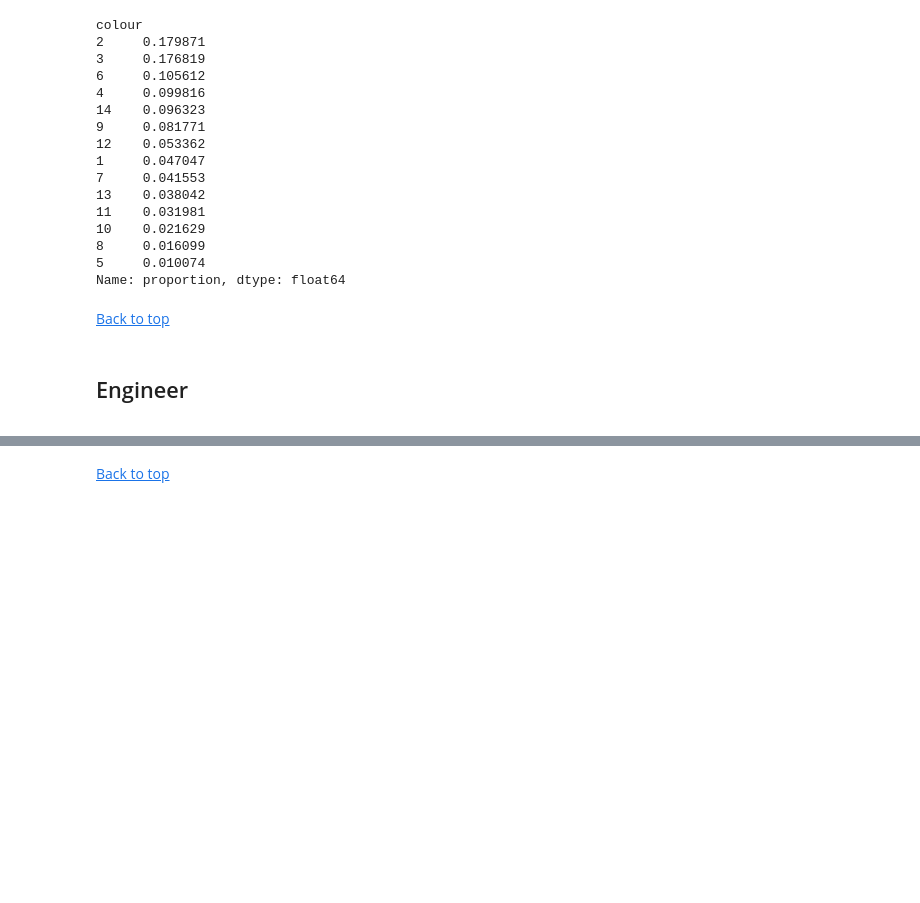
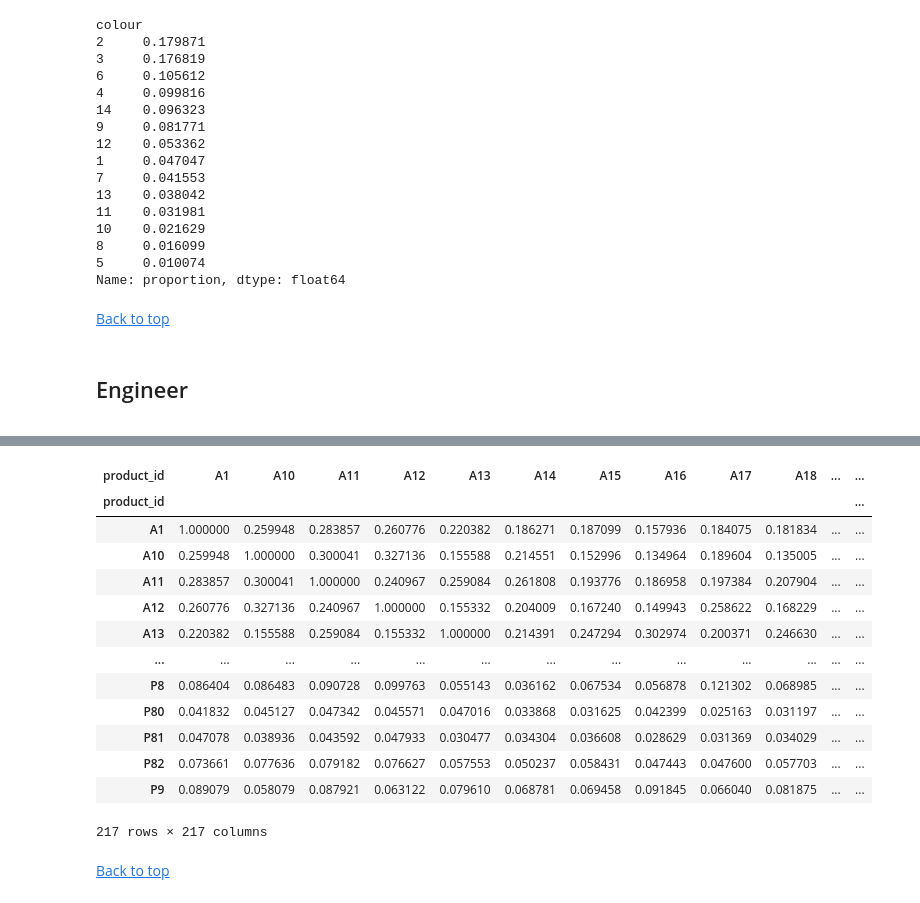
Before and after one commit to peterkchung/clickstream-customer-analytics, a Jupyter notebook: eda.ipynb, the cells around one changed output, grey strips where cells are left out. Saved outputs shown, nothing was run; the diff lists cells and outputs as text; code cells hidden in the pictures; blank space fills up the shorter version.

```diff
--- a/eda.ipynb
+++ b/eda.ipynb
@@ -613,3 +615,8 @@ Name: proportion, dtype: float64
 # %% [markdown]
 ## Engineer
 <a id="engineer"></a>
+# %%
+interaction_matrix = df[['session ID', 'page 2 (clothing model)']]
+interaction_matrix = interaction_matrix.groupby(['session ID', 'page 2 (clothing model)']).size().unstack(fill_value=0)
+interaction_binary = interaction_matrix.map(lambda x: 1 if x > 0 else 0)
+interaction_binary
@@ -616,2 +638,22 @@ Name: proportion, dtype: float64
+# %%
+item_similarity = cosine_similarity(interaction_binary.T)
+item_similarity_df = pd.DataFrame(item_similarity, index=interaction_binary.columns, columns=interaction_binary.columns)
+item_similarity_df.columns.name = 'product_id'
+item_similarity_df
+# %% [output]
+| product_id | A1 | A10 | A11 | A12 | A13 | A14 | A15 | A16 | A17 | A18 | ... | ... |
+| product_id |  |  |  |  |  |  |  |  |  |  |  | ... |
+| A1 | 1.000000 | 0.259948 | 0.283857 | 0.260776 | 0.220382 | 0.186271 | 0.187099 | 0.157936 | 0.184075 | 0.181834 | ... | ... |
+| A10 | 0.259948 | 1.000000 | 0.300041 | 0.327136 | 0.155588 | 0.214551 | 0.152996 | 0.134964 | 0.189604 | 0.135005 | ... | ... |
+| A11 | 0.283857 | 0.300041 | 1.000000 | 0.240967 | 0.259084 | 0.261808 | 0.193776 | 0.186958 | 0.197384 | 0.207904 | ... | ... |
+| A12 | 0.260776 | 0.327136 | 0.240967 | 1.000000 | 0.155332 | 0.204009 | 0.167240 | 0.149943 | 0.258622 | 0.168229 | ... | ... |
+| A13 | 0.220382 | 0.155588 | 0.259084 | 0.155332 | 1.000000 | 0.214391 | 0.247294 | 0.302974 | 0.200371 | 0.246630 | ... | ... |
+| ... | ... | ... | ... | ... | ... | ... | ... | ... | ... | ... | ... | ... |
+| P8 | 0.086404 | 0.086483 | 0.090728 | 0.099763 | 0.055143 | 0.036162 | 0.067534 | 0.056878 | 0.121302 | 0.068985 | ... | ... |
+| P80 | 0.041832 | 0.045127 | 0.047342 | 0.045571 | 0.047016 | 0.033868 | 0.031625 | 0.042399 | 0.025163 | 0.031197 | ... | ... |
+| P81 | 0.047078 | 0.038936 | 0.043592 | 0.047933 | 0.030477 | 0.034304 | 0.036608 | 0.028629 | 0.031369 | 0.034029 | ... | ... |
+| P82 | 0.073661 | 0.077636 | 0.079182 | 0.076627 | 0.057553 | 0.050237 | 0.058431 | 0.047443 | 0.047600 | 0.057703 | ... | ... |
+| P9 | 0.089079 | 0.058079 | 0.087921 | 0.063122 | 0.079610 | 0.068781 | 0.069458 | 0.091845 | 0.066040 | 0.081875 | ... | ... |
+217 rows × 217 columns
 # %% [markdown]
 [Back to top](#top)
```
Also changed, not shown: parts of 2 cells of this notebook, 2 other files.
